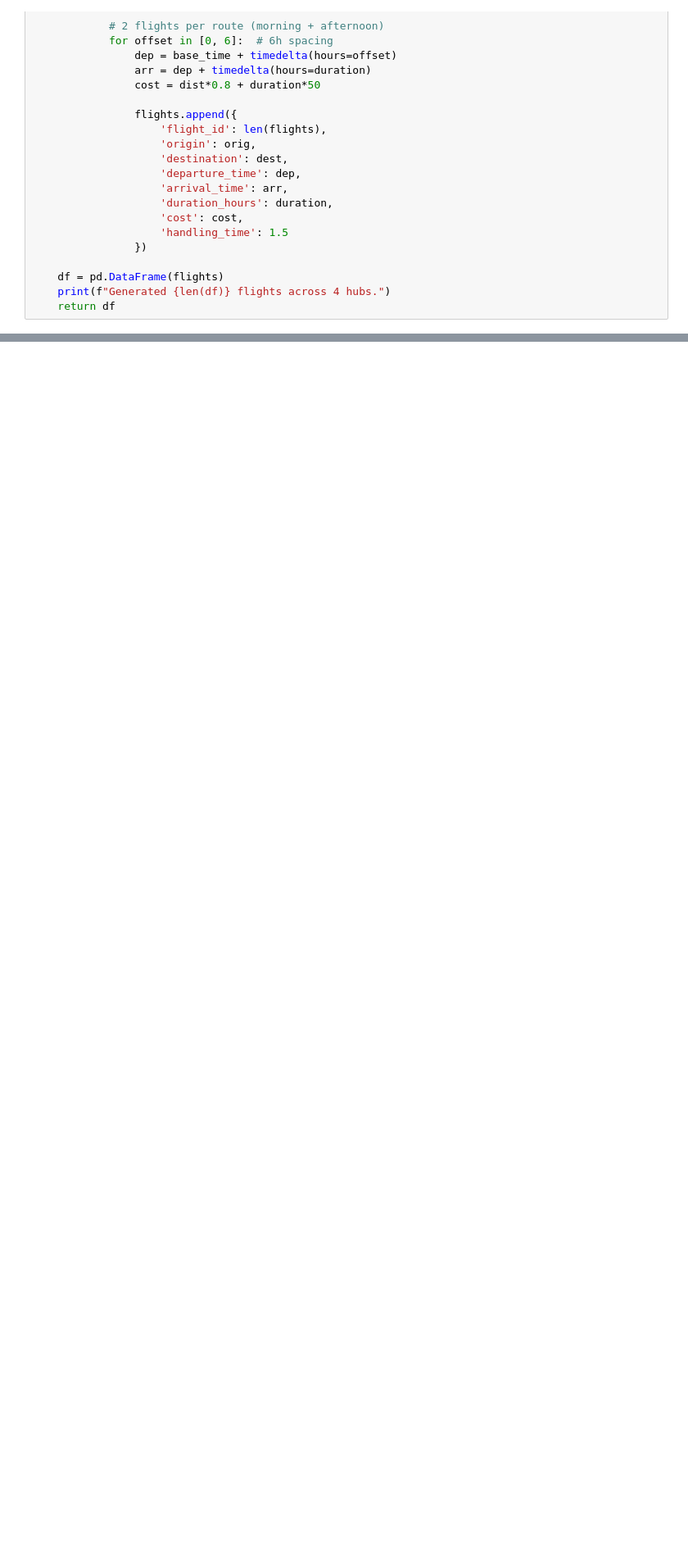
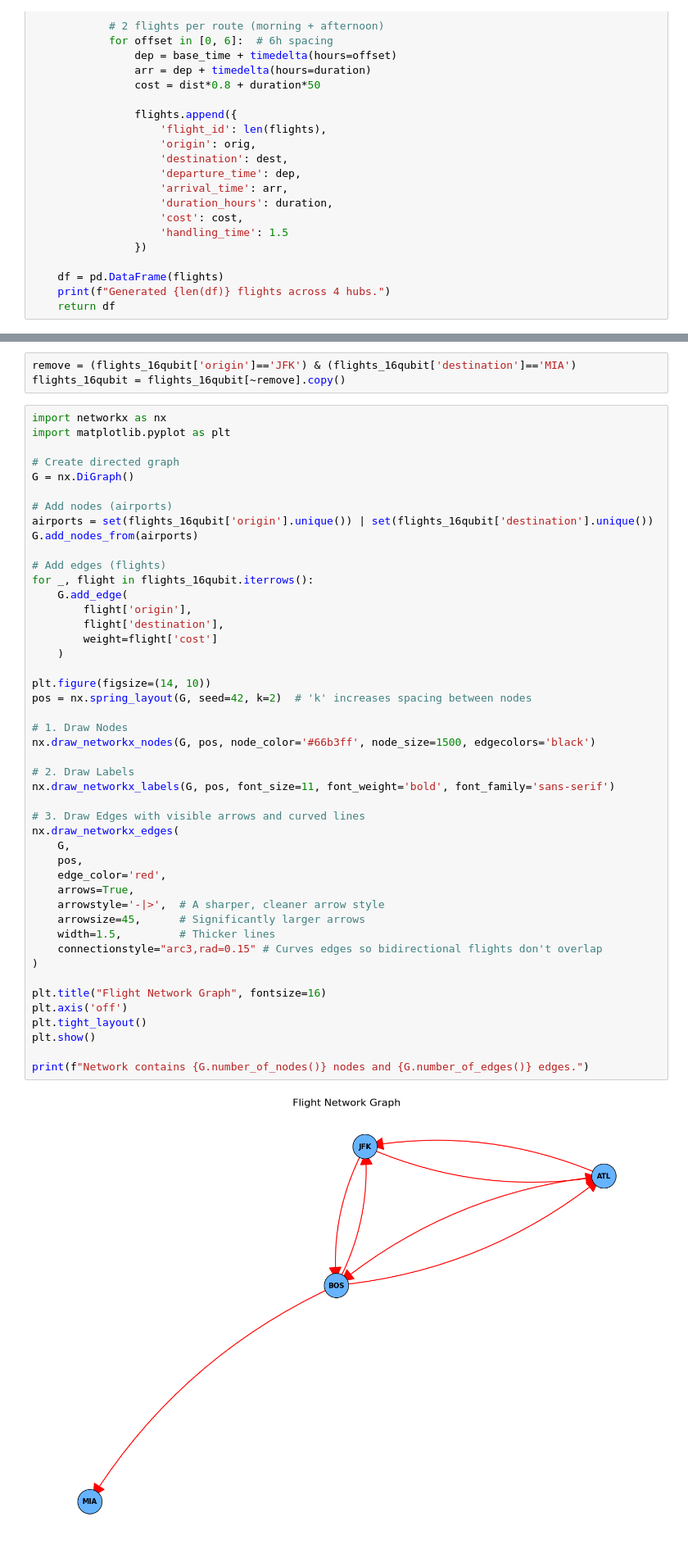
Before and after one commit to nishalahmedpk/MTCQuantumWorkshop, a Jupyter notebook: MTCWeek2.ipynb, the cells around one changed output, grey strips where cells are left out. Shown at 82% size. Drawn from its saved outputs; the diff is of its cells as text; blank space fills up the shorter version.

```diff
--- a/MTCWeek2.ipynb
+++ b/MTCWeek2.ipynb
@@ -115,0 +119,51 @@ flights_16qubit = flights_16qubit.head(16).copy()
+# %%
+remove = (flights_16qubit['origin']=='JFK') & (flights_16qubit['destination']=='MIA')
+flights_16qubit = flights_16qubit[~remove].copy()
+# %%
+import networkx as nx
+import matplotlib.pyplot as plt
+
+# Create directed graph
+G = nx.DiGraph()
+
+# Add nodes (airports)
+airports = set(flights_16qubit['origin'].unique()) | set(flights_16qubit['destination'].unique())
+G.add_nodes_from(airports)
+
+# Add edges (flights)
+for _, flight in flights_16qubit.iterrows():
+    G.add_edge(
+        flight['origin'],
+        flight['destination'],
+        weight=flight['cost']
+    )
+
+plt.figure(figsize=(14, 10))
+pos = nx.spring_layout(G, seed=42, k=2)  # 'k' increases spacing between nodes
+
+# 1. Draw Nodes
+nx.draw_networkx_nodes(G, pos, node_color='#66b3ff', node_size=1500, edgecolors='black')
+
+# 2. Draw Labels
+nx.draw_networkx_labels(G, pos, font_size=11, font_weight='bold', font_family='sans-serif')
+
+# 3. Draw Edges with visible arrows and curved lines
+nx.draw_networkx_edges(
+    G,
+    pos,
+    edge_color='red',
+    arrows=True,
+    arrowstyle='-|>',  # A sharper, cleaner arrow style
+    arrowsize=45,      # Significantly larger arrows
+    width=1.5,         # Thicker lines
+    connectionstyle="arc3,rad=0.15" # Curves edges so bidirectional flights don't overlap
+)
+
+plt.title("Flight Network Graph", fontsize=16)
+plt.axis('off')
+plt.tight_layout()
+plt.show()
+
+print(f"Network contains {G.number_of_nodes()} nodes and {G.number_of_edges()} edges.")
+# %% [output]
+[figure, added]
```
Also changed, not shown: parts of 24 cells of this notebook.
